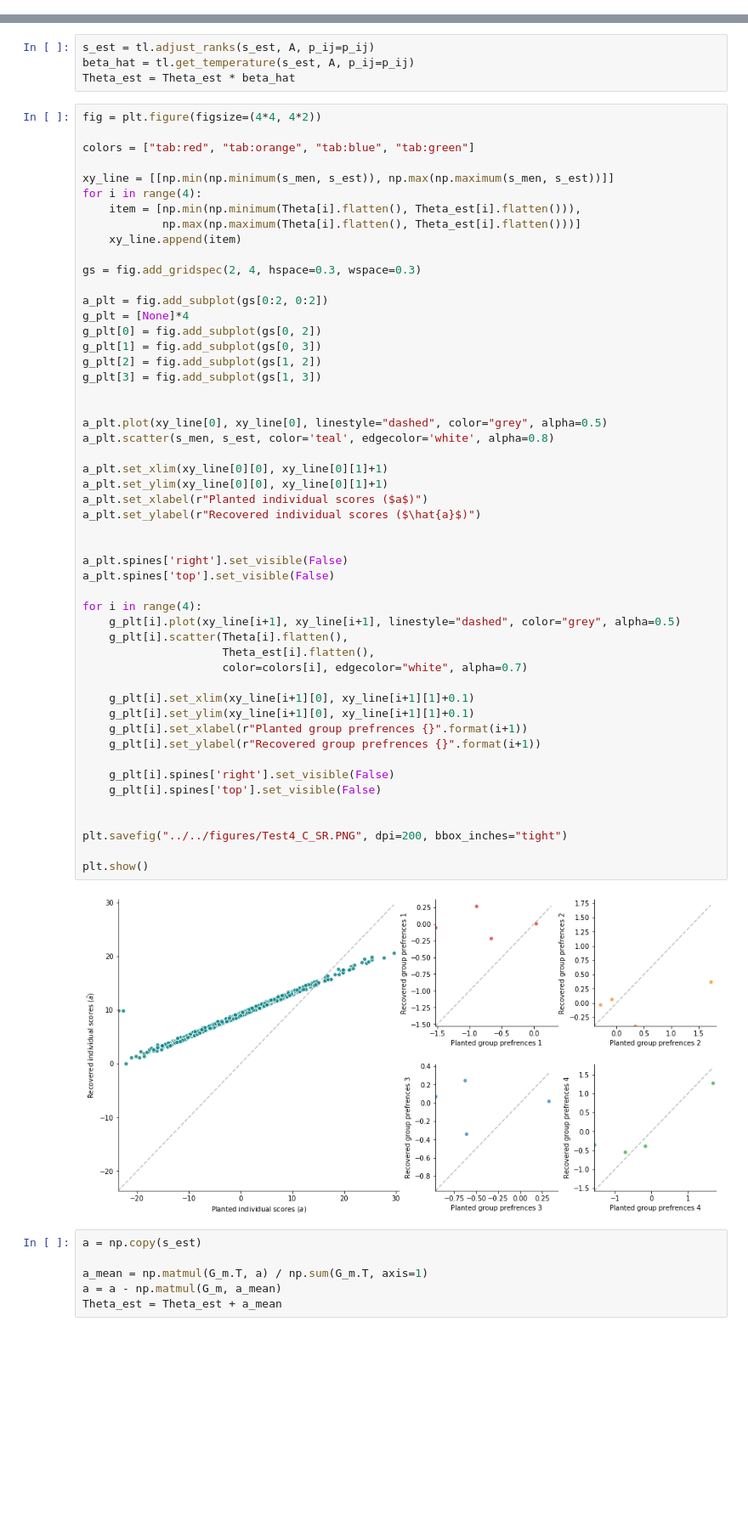
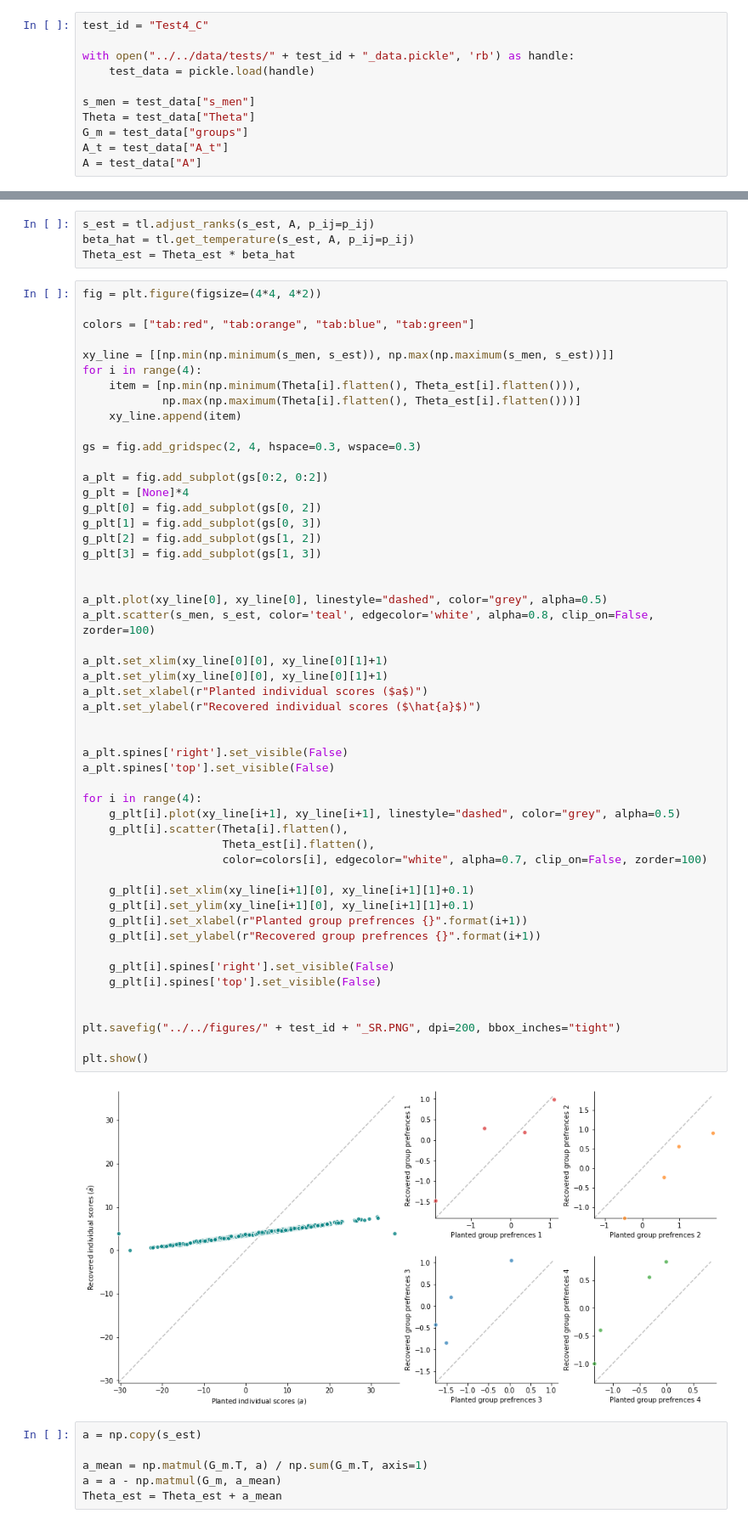
Before and after one commit to AparaV/SpringRankGroups, a Jupyter notebook: api/jupyter/online_dating.ipynb, the cells around one changed output, grey strips where cells are left out. Shown: that part at 85% size. Saved outputs shown, nothing was run; the diff lists cells and outputs as text; blank space fills up the shorter version.

```diff
--- a/api/jupyter/online_dating.ipynb
+++ b/api/jupyter/online_dating.ipynb
@@ -85,6 +85,17 @@ for i in range(num_groups_women):
     A_i = generate_network(N_men, s_men, G_m, Theta[i], beta)
     A_t.append(A_i)
     A += A_i
+# %%
+test_id = "Test4_C"
+
+with open("../../data/tests/" + test_id + "_data.pickle", 'rb') as handle:
+    test_data = pickle.load(handle)
+
+s_men = test_data["s_men"]
+Theta = test_data["Theta"]
+G_m = test_data["groups"]
+A_t = test_data["A_t"]
+A = test_data["A"]
 # %% [markdown]
 ### Extract hierarchy with groups
 # %%
@@ -218,37 +229,37 @@ g_plt[3] = fig.add_subplot(gs[1, 3])
 
 
 a_plt.plot(xy_line[0], xy_line[0], linestyle="dashed", color="grey", alpha=0.5)
-a_plt.scatter(s_men, s_est, color='teal', edgecolor='white', alpha=0.8)
+a_plt.scatter(s_men, s_est, color='teal', edgecolor='white', alpha=0.8, clip_on=False, zorder=100)
 
 a_plt.set_xlim(xy_line[0][0], xy_line[0][1]+1)
 a_plt.set_ylim(xy_line[0][0], xy_line[0][1]+1)
 a_plt.set_xlabel(r"Planted individual scores ($a$)")
 a_plt.set_ylabel(r"Recovered individual scores ($\hat{a}$)")
 
 
 a_plt.spines['right'].set_visible(False)
 a_plt.spines['top'].set_visible(False)
 
 for i in range(4):
     g_plt[i].plot(xy_line[i+1], xy_line[i+1], linestyle="dashed", color="grey", alpha=0.5)
     g_plt[i].scatter(Theta[i].flatten(),
                      Theta_est[i].flatten(),
-                     color=colors[i], edgecolor="white", alpha=0.7)
+                     color=colors[i], edgecolor="white", alpha=0.7, clip_on=False, zorder=100)
 
     g_plt[i].set_xlim(xy_line[i+1][0], xy_line[i+1][1]+0.1)
     g_plt[i].set_ylim(xy_line[i+1][0], xy_line[i+1][1]+0.1)
     g_plt[i].set_xlabel(r"Planted group prefrences {}".format(i+1))
     g_plt[i].set_ylabel(r"Recovered group prefrences {}".format(i+1))
 
     g_plt[i].spines['right'].set_visible(False)
     g_plt[i].spines['top'].set_visible(False)
 
 
-plt.savefig("../../figures/Test4_C_SR.PNG", dpi=200, bbox_inches="tight")
+plt.savefig("../../figures/" + test_id + "_SR.PNG", dpi=200, bbox_inches="tight")
 
 plt.show()
 # %% [output]
-[figure, old version]
+[figure, new version]
 # %%
 a = np.copy(s_est)
 
```
Also changed, not shown: parts of 4 cells of this notebook, 42 other files.
